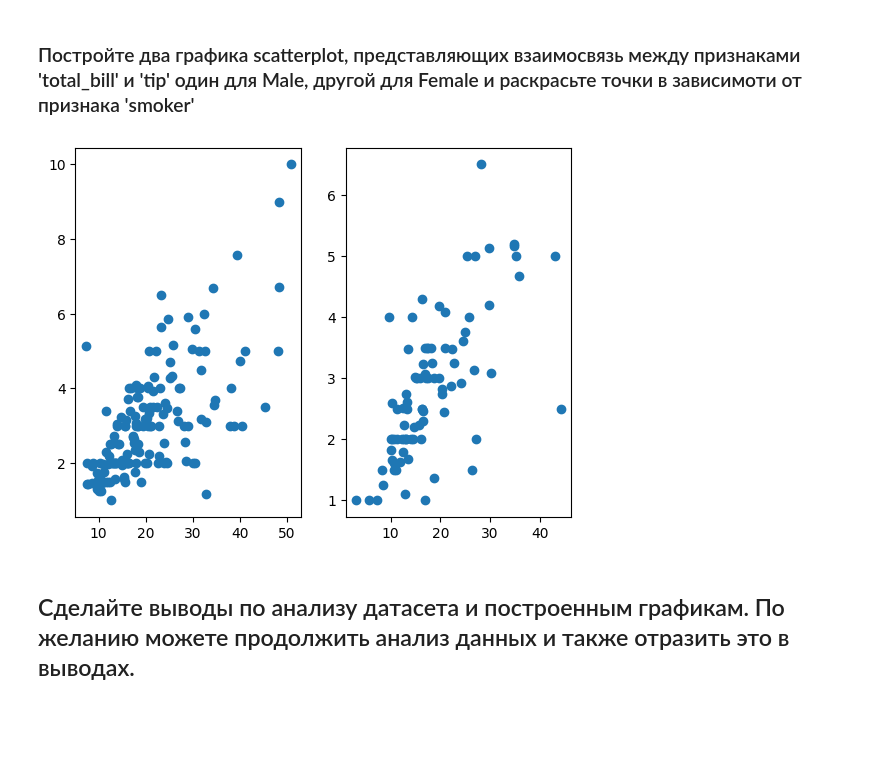
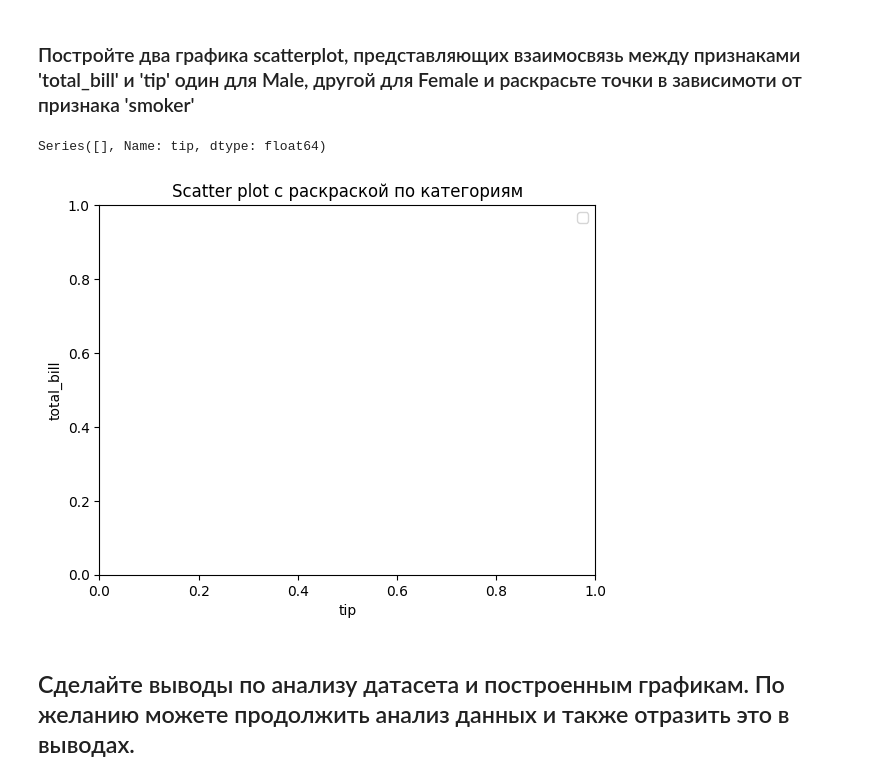
Before and after one commit to Ibolvachevamailu/My_progekt, a Jupyter notebook: Analyze and Visualize.ipynb, the cells around one changed output. Drawn from its saved outputs; the diff is of its cells as text; code cells hidden in the pictures; blank space fills up the shorter version.

```diff
--- a/Analyze and Visualize.ipynb
+++ b/Analyze and Visualize.ipynb
@@ -294,28 +331,49 @@ plt.show()
 # %% [markdown]
 ### Постройте два графика scatterplot, представляющих взаимосвязь между признаками 'total_bill' и 'tip' один для Male, другой для Female и раскрасьте точки в зависимоти от признака 'smoker'
-# %%
-# sex = df['sex']
-# se = pd.Series(sex)
-# Male = se[sex == 'Female']
-
-
-new_tip = tip[df['sex'] == 'Male']
-
-new_tip2 = tip[df['sex'] == 'Female']
-
-
-new_total_bill = total_bill[df['sex'] == 'Male']
-
-new_total_bill2 = total_bill[df['sex'] == 'Female']
-
-
-fig, ax3 = plt.subplots(1, 2)
-ax3[0].scatter(new_total_bill, new_tip)
-ax3[1].scatter(new_total_bill2, new_tip2)
-
-
-plt.show()
-# %% [output]
-[figure, removed]
+# %%
+tip = df['tip']
+tip = tip[df['sex'] == 'Male']
+total_bill = df['total_bill']
+total_bill = total_bill[df['sex'] == 'Male']
+
+# new_total_bill2 = total_bill[df['sex'] == 'Female']
+# new_tip2 = tip[df['sex'] == 'Female']
+
+
+# data = {'new_tip': new_tip,
+#         'new_tip2': new_tip2,
+#         'new_total_bill': new_total_bill,
+#         'new_total_bill2': new_total_bill2,
+#         'category': smoker}
+
+# df2 = pd.DataFrame(data)
+
+# Создаем фигуру и оси
+fig, ax = plt.subplots(1, 1)
+x = tip[df['smoker'] == 1]
+# print(tip)
+# Создаем scatter plot с раскраской по категориям
+# for c in smoker.unique():
+#     subset = df['smoker'] == c # выделяем подмножество данных для каждой категории
+    # print(subset)
+tip = df['tip']
+smoker = df['smoker']
+tip = tip[df['smoker'] == 1]
+print(tip)
+    # y = total_bill[df['smoker'] == subset]
+    # ax.scatter(x, y, label=1)
+
+
+# Настраиваем график
+ax.set_xlabel('tip')
+ax.set_ylabel('total_bill')
+ax.set_title('Scatter plot с раскраской по категориям')
+ax.legend() # показываем легенду
+
+# Отображаем график
+plt.show()
+# %% [output]
+Series([], Name: tip, dtype: float64)
+[figure, added]
 # %% [markdown]
 ## Сделайте выводы по анализу датасета и построенным графикам. По желанию можете продолжить анализ данных и также отразить это в выводах.
```
Also changed, not shown: parts of 8 cells of this notebook.
